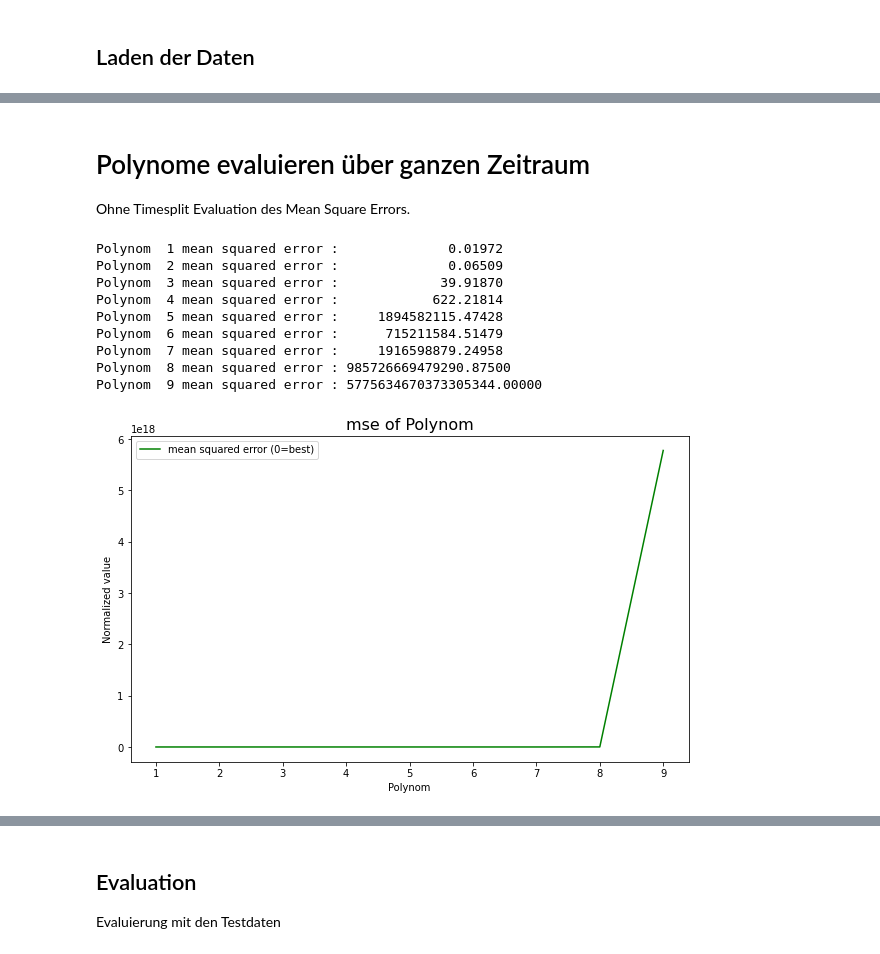
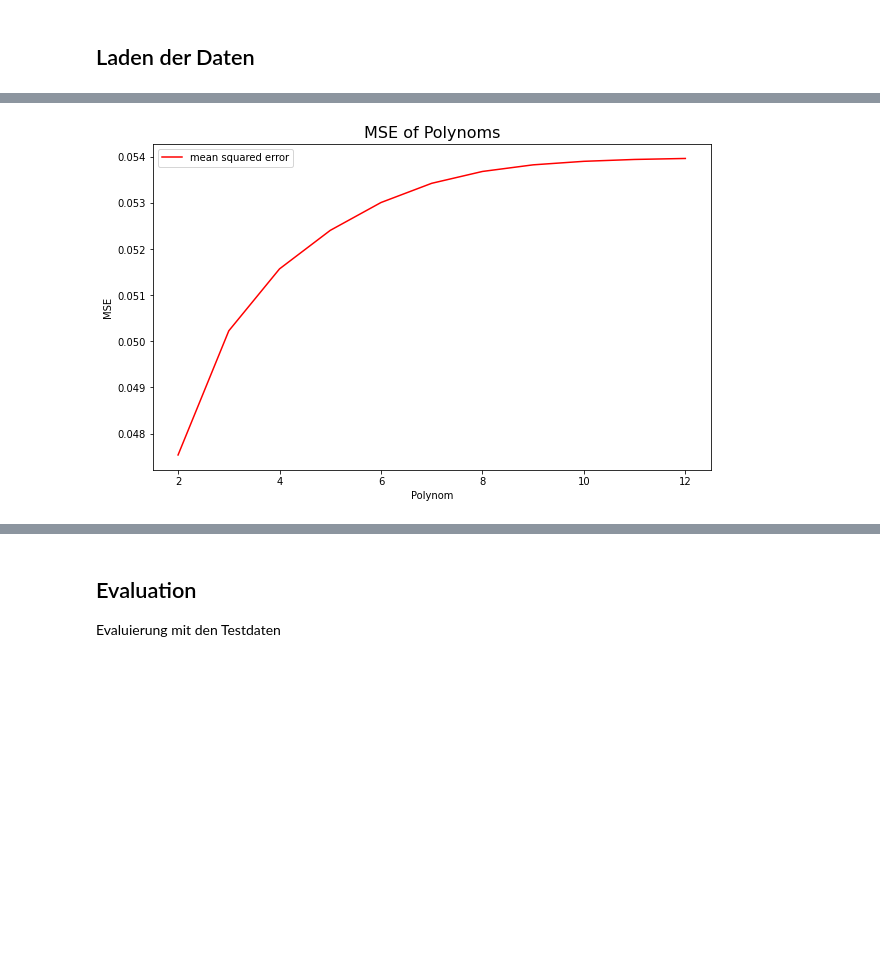
Before and after one commit to maggi71/ml-corona, a Jupyter notebook: models/regression.ipynb, the cells around one changed output, grey strips where cells are left out. Saved outputs shown, nothing was run; the diff lists cells and outputs as text; code cells hidden in the pictures; blank space fills up the shorter version.

```diff
--- a/models/regression.ipynb
+++ b/models/regression.ipynb
@@ -39,0 +71,3 @@ full_dataset = np.load(root_path +'preprocessing/dataset.npy')
+# %%
+# Reshape train labels
+y_train = np.reshape(y_train, (y_train.shape[0], 1))
@@ -99,3 +101,4 @@ Loop über alle Polynome um den Score und die Abweichung herauszufinden. Die Dat
 # %%
-polynoms = [2,3,4,5,6,7,8,9]
+# List of polynoms to test
+polynoms = [2,3,4,5,6,7,8,9,10,11,12]
 # %%
@@ -144,39 +142,11 @@ Polynom 9 mean squared error :        14004587336084339294208
-# %% [markdown]
-# Polynome evaluieren über ganzen Zeitraum
-Ohne Timesplit Evaluation des Mean Square Errors.
-# %%
-# Loop over polynoms
-polynoms = [1,2,3,4,5,6,7,8,9]
-mse_list = []
-for i in polynoms:
-    poly = PolynomialFeatures(i)
-    model = LinearRegression()
-    poly_features_train = poly.fit_transform(X_train)
-    model.fit(poly_features_train, y_train)
-
-    #Test
-    poly_features_test = poly.fit_transform(X_test)
-    y_predicted = model.predict(poly_features_test)
-    mse = mean_squared_error(y_test, y_predicted)
-    mse_list.append(mse)
-    print(f"Polynom {i:2d} mean squared error : {mse:>20.5f}")
-
-plt.figure(figsize=(10, 6))
-plt.title("mse of Polynom", size=16)
-plt.plot(polynoms, mse_list, c="green", label='mean squared error (0=best)')
-plt.xlabel("Polynom")
-plt.ylabel("Normalized value")
-plt.legend()
-plt.show()
-# %% [output]
-Polynom  1 mean squared error :              0.01972
-Polynom  2 mean squared error :              0.06509
-Polynom  3 mean squared error :             39.91870
-Polynom  4 mean squared error :            622.21814
-Polynom  5 mean squared error :     1894582115.47428
-Polynom  6 mean squared error :      715211584.51479
-Polynom  7 mean squared error :     1916598879.24958
-Polynom  8 mean squared error : 985726669479290.87500
-Polynom  9 mean squared error : 5775634670373305344.00000
-[figure, removed]
+# %%
+plt.figure(figsize=(10, 6))
+plt.title("MSE of Polynoms", size=16)
+plt.plot(polynoms, mse_list, c="red", label='mean squared error')
+plt.xlabel("Polynom")
+plt.ylabel("MSE")
+plt.legend()
+plt.show()
+# %% [output]
+[figure, added]
 # %% [markdown]
```
Also changed, not shown: parts of 24 cells of this notebook, 2 other files.
